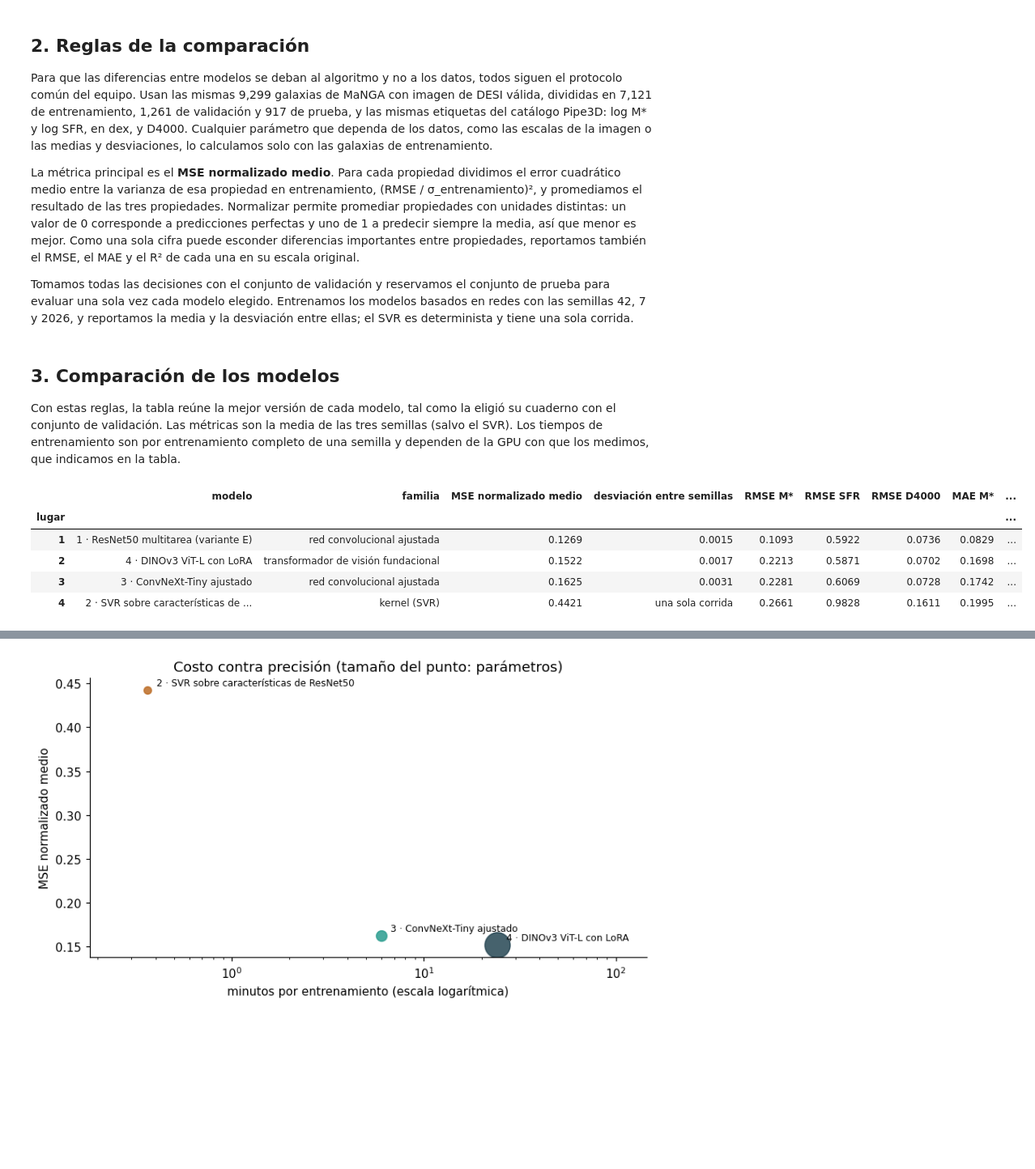
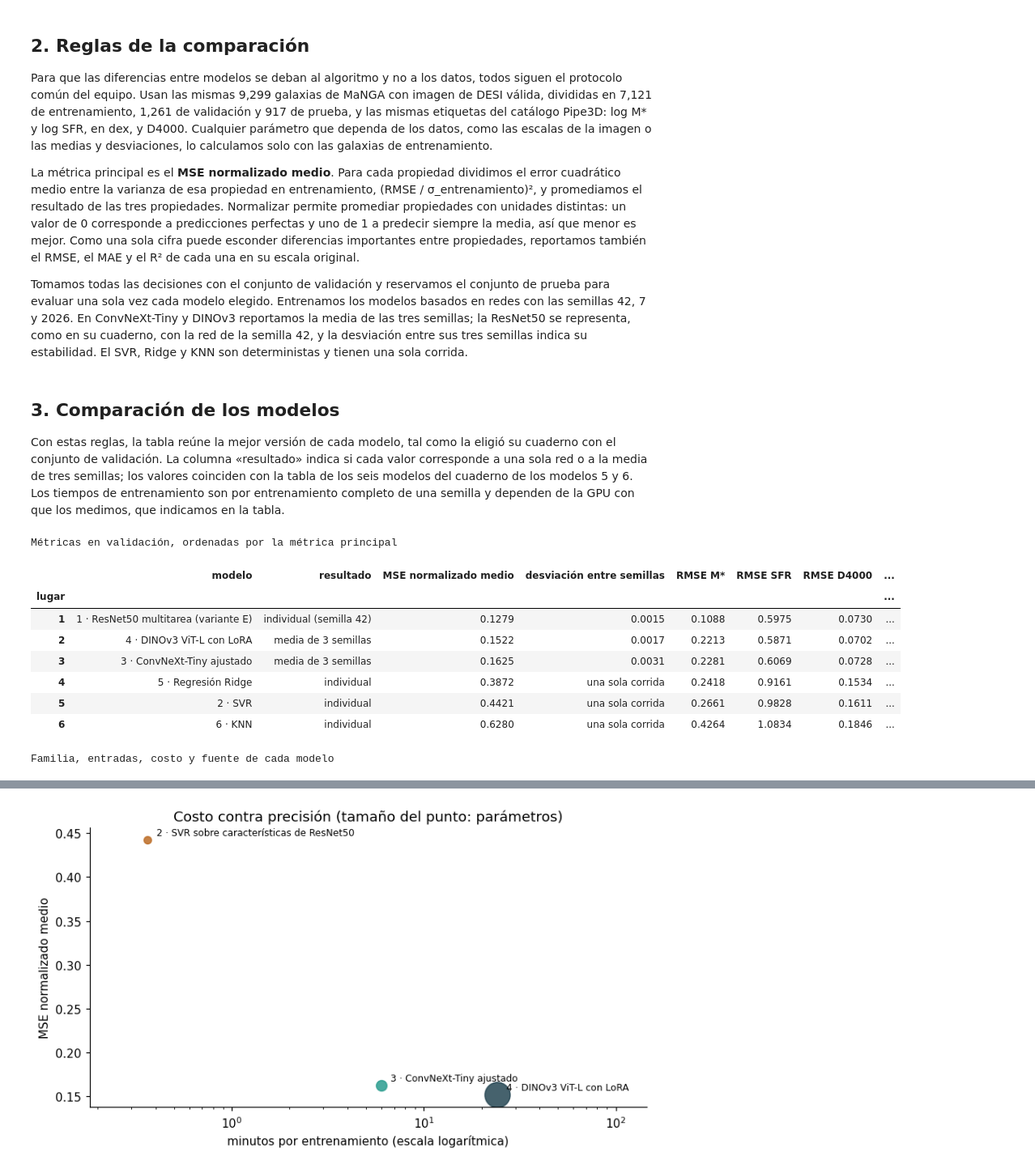
Before and after one commit to erteck/InferenciaPropiedadesFisicas, a Jupyter notebook: Notebooks/Variante Modelos/Avance4.24.ipynb, the cells around one changed output, grey strips where cells are left out. Shown at 81% size. Drawn from its saved outputs; the diff is of its cells as text; code cells hidden in the pictures; blank space fills up the shorter version.

```diff
--- a/Notebooks/Variante Modelos/Avance4.24.ipynb
+++ b/Notebooks/Variante Modelos/Avance4.24.ipynb
@@ -34,7 +36,7 @@ Para que las diferencias entre modelos se deban al algoritmo y no a los datos, t
 
 La métrica principal es el **MSE normalizado medio**. Para cada propiedad dividimos el error cuadrático medio entre la varianza de esa propiedad en entrenamiento, (RMSE / σ_entrenamiento)², y promediamos el resultado de las tres propiedades. Normalizar permite promediar propiedades con unidades distintas: un valor de 0 corresponde a predicciones perfectas y uno de 1 a predecir siempre la media, así que menor es mejor. Como una sola cifra puede esconder diferencias importantes entre propiedades, reportamos también el RMSE, el MAE y el R² de cada una en su escala original.
 
-Tomamos todas las decisiones con el conjunto de validación y reservamos el conjunto de prueba para evaluar una sola vez cada modelo elegido. Entrenamos los modelos basados en redes con las semillas 42, 7 y 2026, y reportamos la media y la desviación entre ellas; el SVR es determinista y tiene una sola corrida.
+Tomamos todas las decisiones con el conjunto de validación y reservamos el conjunto de prueba para evaluar una sola vez cada modelo elegido. Entrenamos los modelos basados en redes con las semillas 42, 7 y 2026. En ConvNeXt-Tiny y DINOv3 reportamos la media de las tres semillas; la ResNet50 se representa, como en su cuaderno, con la red de la semilla 42, y la desviación entre sus tres semillas indica su estabilidad. El SVR, Ridge y KNN son deterministas y tienen una sola corrida.
 # %%
 import numpy as np
 import pandas as pd
@@ -49,57 +51,79 @@ COLOR_MODELO = {1: "#8d99ae", 2: "#bc6c25", 3: "#2a9d8f", 4: "#264653", 5: "#e9c
 # %% [markdown]
 ## 3. Comparación de los modelos
 
-Con estas reglas, la tabla reúne la mejor versión de cada modelo, tal como la eligió su cuaderno con el conjunto de validación. Las métricas son la media de las tres semillas (salvo el SVR). Los tiempos de entrenamiento son por entrenamiento completo de una semilla y dependen de la GPU con que los medimos, que indicamos en la tabla.
+Con estas reglas, la tabla reúne la mejor versión de cada modelo, tal como la eligió su cuaderno con el conjunto de validación. La columna «resultado» indica si cada valor corresponde a una sola red o a la media de tres semillas; los valores coinciden con la tabla de los seis modelos del cuaderno de los modelos 5 y 6. Los tiempos de entrenamiento son por entrenamiento completo de una semilla y dependen de la GPU con que los medimos, que indicamos en la tabla.
 # %%
 # Resultados en validación (1,261 galaxias) de la mejor versión de cada modelo.
-# Fuente: las salidas ejecutadas de cada cuaderno (columna "fuente").
-# Para agregar los modelos 5 y 6, copie un diccionario y llene sus valores.
+# Fuente: las salidas ejecutadas de cada cuaderno (columna "fuente"); los valores coinciden con la tabla
+# de los seis modelos del cuaderno de los modelos 5 y 6 (sección 9).
 MODELOS = [
     dict(numero=1, modelo="ResNet50 multitarea (variante E)", familia="red convolucional ajustada",
-         mse=0.126881, mse_sd=0.001525, semillas=3,
-         rmse=(0.109265, 0.592216, 0.073610), mae=(0.082881, 0.396620, 0.052947), r2=(0.9722, 0.7409, 0.9024),
+         mse=0.127879, mse_sd=0.001525, semillas=1, resultado="individual (semilla 42)",
+         rmse=(0.108829, 0.597520, 0.073037), mae=(0.082898, 0.394586, 0.052342), r2=(0.972454, 0.736249, 0.903949),
          minutos_entrenamiento=np.nan, gpu="RTX A4000", parametros_M=25.08, ms_inferencia=np.nan,
-         entradas="imagen GRZ + redshift", fuente="Modelo 1, sección 11"),
+         entradas="imagen GRZ + redshift", fuente="Modelo 1, sección 12"),
     dict(numero=2, modelo="SVR sobre características de ResNet50", familia="kernel (SVR)",
-         mse=0.442091, mse_sd=np.nan, semillas=1,
+         mse=0.442091, mse_sd=np.nan, semillas=1, resultado="individual",
          rmse=(0.2661, 0.9828, 0.1611), mae=(0.1995, 0.7599, 0.1259), r2=(0.8353, 0.2865, 0.5326),
          minutos_entrenamiento=(6.02 + 8.01 + 7.76) / 60, gpu="CPU (solo el ajuste del SVR)", parametros_M=np.nan, ms_inferencia=np.nan,
          entradas="imagen + redshift", fuente="Modelo 2, secciones 5 y 6"),
     dict(numero=3, modelo="ConvNeXt-Tiny ajustado", familia="red convolucional ajustada",
-         mse=0.1625, mse_sd=0.0031, semillas=3,
+         mse=0.1625, mse_sd=0.0031, semillas=3, resultado="media de 3 semillas",
          rmse=(0.2281, 0.6069, 0.0728), mae=(0.1742, 0.4315, 0.0516), r2=(0.8789, 0.7279, 0.9045),
          minutos_entrenamiento=5.99, gpu="A100", parametros_M=28.41, ms_inferencia=0.45,
          entradas="imagen GRZ", fuente="Modelo 3, sección 12"),
     dict(numero=4, modelo="DINOv3 ViT-L con LoRA", familia="transformador de visión fundacional",
-         mse=0.1522, mse_sd=0.0017, semillas=3,
+         mse=0.1522, mse_sd=0.0017, semillas=3, resultado="media de 3 semillas",
          rmse=(0.2213, 0.5871, 0.0702), mae=(0.1698, 0.4112, 0.0486), r2=(0.8861, 0.7453, 0.9112),
          minutos_entrenamiento=24.09, gpu="A100", parametros_M=308.19, ms_inferencia=2.71,
          entradas="imagen en color (Lupton)", fuente="Modelo 4, sección 13"),
+    dict(numero=5, modelo="Regresión Ridge sobre características de ResNet50", familia="lineal regularizado",
+         mse=0.387151, mse_sd=np.nan, semillas=1, resultado="individual",
+         rmse=(0.241779, 0.916069, 0.153374), mae=(0.189112, 0.711237, 0.120821), r2=(0.8640, 0.3801, 0.5764),
+         minutos_entrenamiento=np.nan, gpu="CPU", parametros_M=390 / 1e6, ms_inferencia=np.nan,
+         entradas="imagen + redshift", fuente="Modelos 5 y 6, sección 9"),
+    dict(numero=6, modelo="KNN sobre características de ResNet50", familia="vecinos más cercanos (no paramétrico)",
+         mse=0.627998, mse_sd=np.nan, semillas=1, resultado="individual",
+         rmse=(0.426436, 1.083441, 0.184621), mae=(0.350682, 0.893574, 0.153836), r2=(0.5771, 0.1328, 0.3863),
+         minutos_entrenamiento=np.nan, gpu="CPU", parametros_M=np.nan, ms_inferencia=np.nan,
+         entradas="imagen + redshift", fuente="Modelos 5 y 6, sección 9"),
 ]
 
 filas = []
 for m in MODELOS:
-    fila = {"modelo": f"{m['numero']} · {m['modelo']}", "familia": m["familia"],
+    fila = {"modelo": f"{m['numero']} · {m['modelo']}", "familia": m["familia"], "resultado": m["resultado"],
             "MSE normalizado medio": m["mse"], "desviación entre semillas": m["mse_sd"]}
     for nombre, valores in (("RMSE", m["rmse"]), ("MAE", m["mae"]), ("R²", m["r2"])):
         for propiedad, valor in zip(PROPIEDADES, valores):
             fila[f"{nombre} {propiedad}"] = valor
     fila.update({"min por entrenamiento": m["minutos_entrenamiento"], "GPU": m["gpu"],
                  "parámetros (M)": m["parametros_M"], "ms por galaxia": m["ms_inferencia"],
                  "entradas": m["entradas"], "fuente": m["fuente"]})
     filas.append(fila)
 COMPARATIVA = (pd.DataFrame(filas).sort_values("MSE normalizado medio").reset_index(drop=True))
 COMPARATIVA.index = COMPARATIVA.index + 1
 COMPARATIVA.index.name = "lugar"
 TABLA = COMPARATIVA.copy()
 TABLA["min por entrenamiento"] = TABLA["min por entrenamiento"].round(1)
-TABLA["parámetros (M)"] = TABLA["parámetros (M)"].round(1)
-TABLA["desviación entre semillas"] = TABLA["desviación entre semillas"].round(4).astype(object).where(TABLA["semillas"] > 1 if "semillas" in TABLA else TABLA["desviación entre semillas"].notna(), "una sola corrida")
-display(TABLA.round(4).fillna("no reportado"))
+TABLA["parámetros (M)"] = TABLA["parámetros (M)"].round(4)
+TABLA["desviación entre semillas"] = TABLA["desviación entre semillas"].round(4).astype(object).where(TABLA["desviación entre semillas"].notna(), "una sola corrida")
+TABLA = TABLA.round(4).fillna("no reportado")
+TABLA["modelo"] = TABLA["modelo"].str.replace(" sobre características de ResNet50", "", regex=False)
+METRICAS_VALIDACION = TABLA[["modelo", "resultado", "MSE normalizado medio", "desviación entre semillas"]
+                            + [f"{n} {p}" for n in ("RMSE", "MAE", "R²") for p in PROPIEDADES]]
+COSTO_Y_FUENTE = TABLA[["modelo", "familia", "entradas", "min por entrenamiento", "GPU", "parámetros (M)", "ms por galaxia", "fuente"]]
+print("Métricas en validación, ordenadas por la métrica principal")
+display(METRICAS_VALIDACION)
+print("Familia, entradas, costo y fuente de cada modelo")
+display(COSTO_Y_FUENTE)
 # %% [output]
+Métricas en validación, ordenadas por la métrica principal
-|  | modelo | familia | MSE normalizado medio | desviación entre semillas | RMSE M* | RMSE SFR | RMSE D4000 | MAE M* | ... |
-| lugar |  |  |  |  |  |  |  |  | ... |
-| 1 | 1 · ResNet50 multitarea (variante E) | red convolucional ajustada | 0.1269 | 0.0015 | 0.1093 | 0.5922 | 0.0736 | 0.0829 | ... |
-| 2 | 4 · DINOv3 ViT-L con LoRA | transformador de visión fundacional | 0.1522 | 0.0017 | 0.2213 | 0.5871 | 0.0702 | 0.1698 | ... |
-| 3 | 3 · ConvNeXt-Tiny ajustado | red convolucional ajustada | 0.1625 | 0.0031 | 0.2281 | 0.6069 | 0.0728 | 0.1742 | ... |
-| 4 | 2 · SVR sobre características de ... | kernel (SVR) | 0.4421 | una sola corrida | 0.2661 | 0.9828 | 0.1611 | 0.1995 | ... |
+|  | modelo | resultado | MSE normalizado medio | desviación entre semillas | RMSE M* | RMSE SFR | RMSE D4000 | ... |
+| lugar |  |  |  |  |  |  |  | ... |
+| 1 | 1 · ResNet50 multitarea (variante E) | individual (semilla 42) | 0.1279 | 0.0015 | 0.1088 | 0.5975 | 0.0730 | ... |
+| 2 | 4 · DINOv3 ViT-L con LoRA | media de 3 semillas | 0.1522 | 0.0017 | 0.2213 | 0.5871 | 0.0702 | ... |
+| 3 | 3 · ConvNeXt-Tiny ajustado | media de 3 semillas | 0.1625 | 0.0031 | 0.2281 | 0.6069 | 0.0728 | ... |
+| 4 | 5 · Regresión Ridge | individual | 0.3872 | una sola corrida | 0.2418 | 0.9161 | 0.1534 | ... |
+| 5 | 2 · SVR | individual | 0.4421 | una sola corrida | 0.2661 | 0.9828 | 0.1611 | ... |
+| 6 | 6 · KNN | individual | 0.6280 | una sola corrida | 0.4264 | 1.0834 | 0.1846 | ... |
+Familia, entradas, costo y fuente de cada modelo
```
Also changed, not shown: parts of 17 cells of this notebook.
